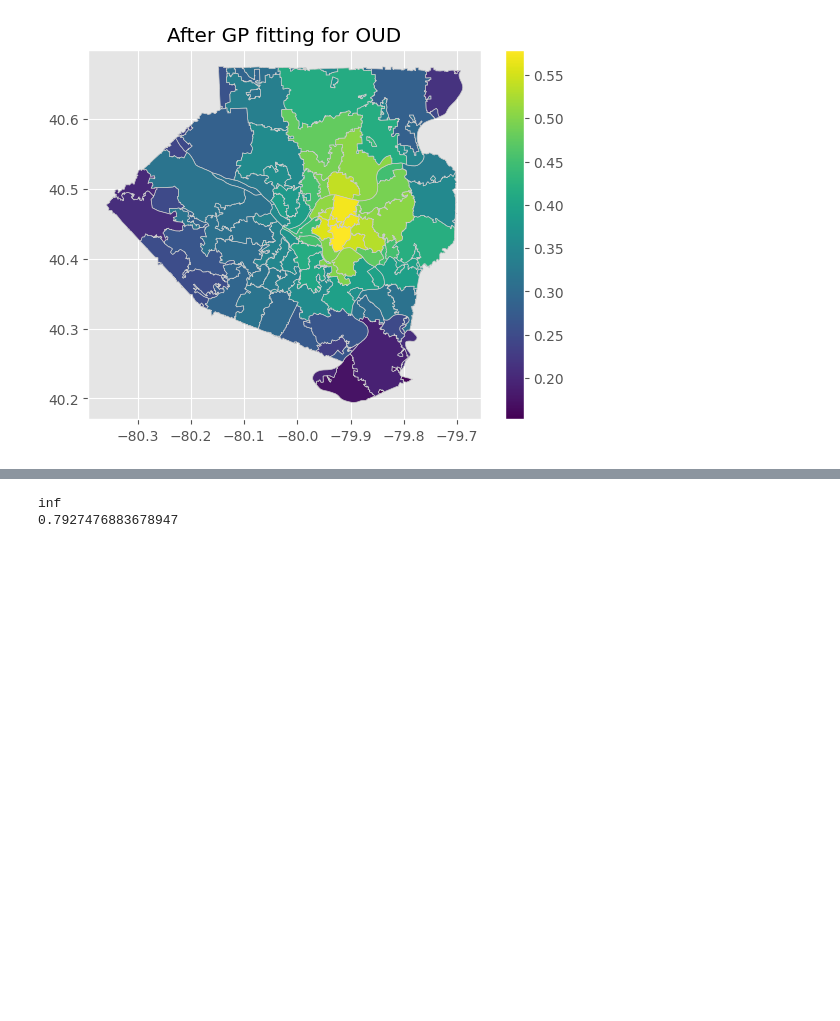
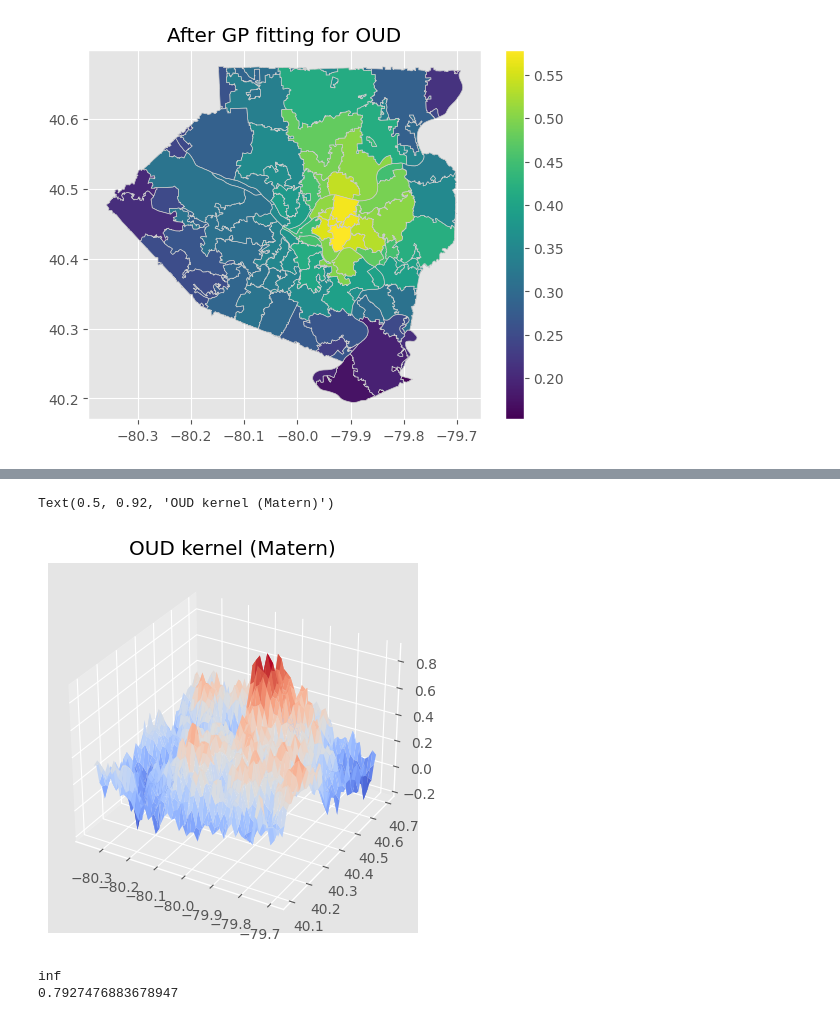
Before and after one commit to abdulrahmanfci/GPFittingPaper, a Jupyter notebook: GPTrain.ipynb, the cells around one changed output, grey strips where cells are left out. Drawn from its saved outputs; the diff is of its cells as text; code cells hidden in the pictures; blank space fills up the shorter version.

```diff
--- a/GPTrain.ipynb
+++ b/GPTrain.ipynb
@@ -148,3 +232,25 @@ oud_cov=np.array(oud_cov)
+# %%
+import tensorflow as tf
+from matplotlib.axes import Axes
+from matplotlib.cm import coolwarm
+
+n_grid=50
+Xplots = np.linspace(-80.35, -79.7, n_grid)
+yplots = np.linspace(40.1, 40.7, n_grid)
+Xplot1, Xplot2 = np.meshgrid(Xplots, yplots)
+Xplot = np.stack([Xplot1, Xplot2], axis=-1)
+Xplot = Xplot.reshape([n_grid ** 2, 2])
+
+tf.random.set_seed(20220903)
+fs = model.predict_f_samples(Xplot, num_samples=1)
+fs = fs.numpy().reshape((n_grid, n_grid))
+fig = plt.figure()
+ax = plt.axes(projection='3d')
+ax.plot_surface(Xplot1, Xplot2, fs, cmap=coolwarm)
+ax.set_title("OUD kernel (Matern)")
+# %% [output]
+Text(0.5, 0.92, 'OUD kernel (Matern)')
+[figure, added]
 # %%
 from scipy.special import rel_entr
 #KL-divergence test
```
Also changed, not shown: parts of 9 cells of this notebook.
